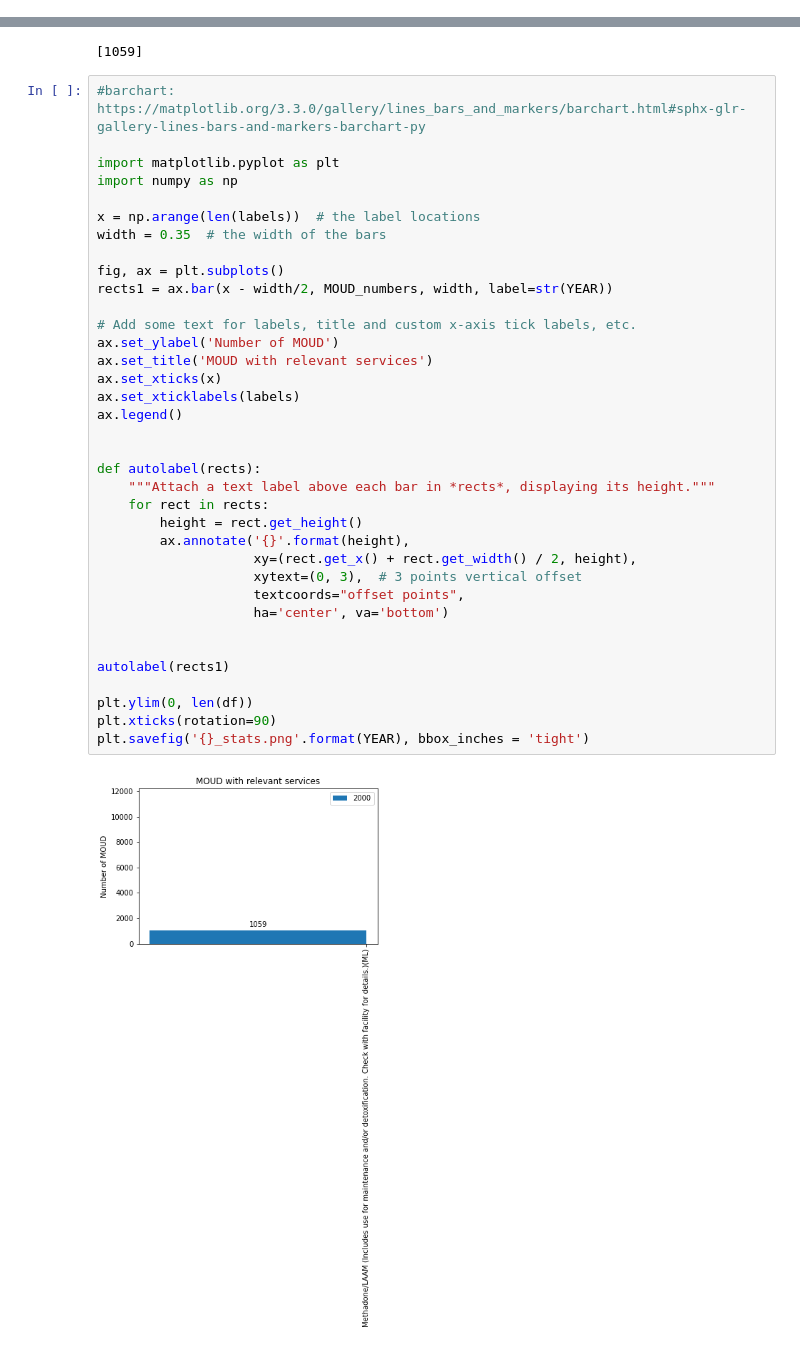
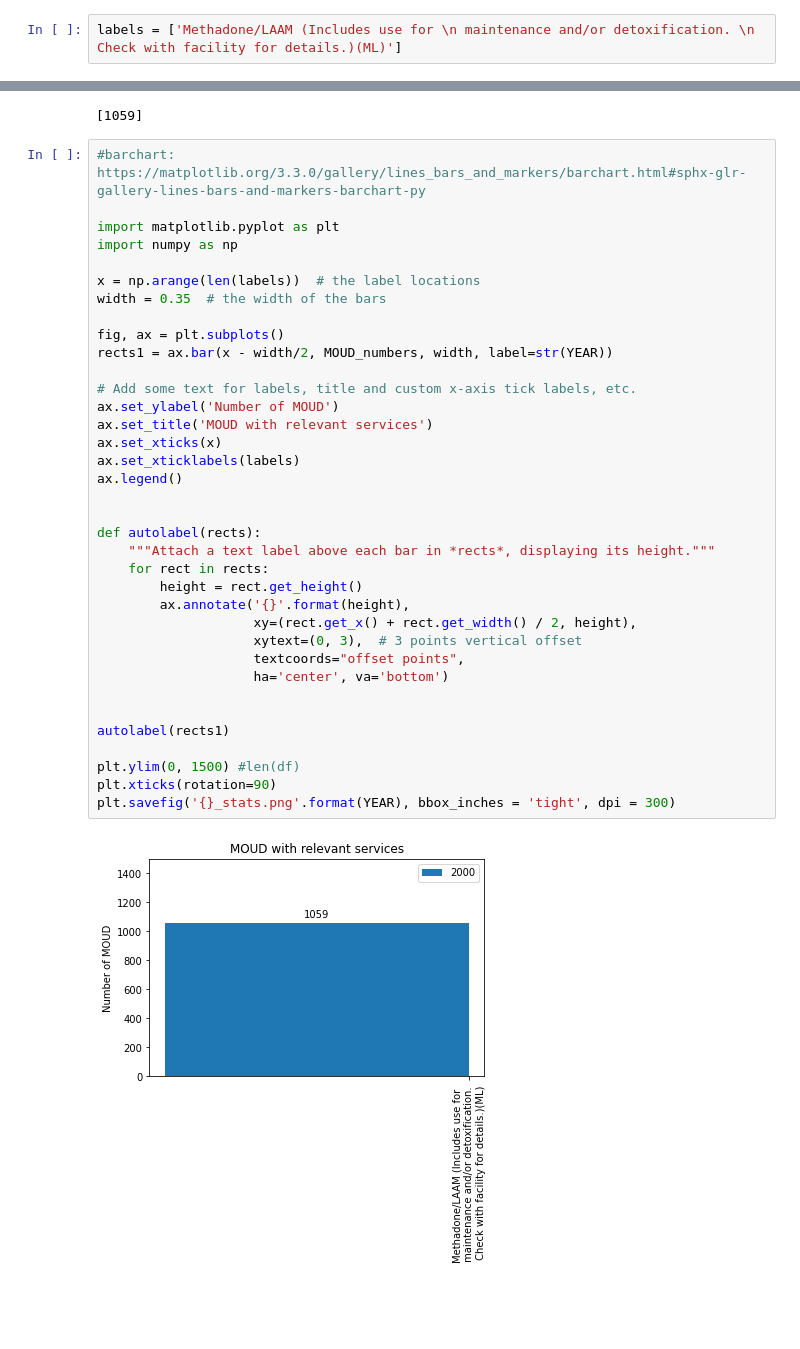
Before and after one commit to GeoDaCenter/opioid-policy-scan, a Jupyter notebook: MOUD_scraping/2000/pdf_scraper_00.ipynb, the cells around one changed output, grey strips where cells are left out. Drawn from its saved outputs; the diff is of its cells as text; blank space fills up the shorter version.

```diff
--- a/MOUD_scraping/2000/pdf_scraper_00.ipynb
+++ b/MOUD_scraping/2000/pdf_scraper_00.ipynb
@@ -1228,6 +1228,8 @@ for key in Naltrexone_keys:
 labels
 # %% [output]
 ['Methadone/LAAM (Includes use for maintenance and/or detoxification. Check with facility for details.)(ML)']
+# %%
+labels = ['Methadone/LAAM (Includes use for \n maintenance and/or detoxification. \n Check with facility for details.)(ML)']
 # %%
 MOUD_numbers
 # %% [output]
@@ -1240,33 +1242,33 @@ import numpy as np
 
 x = np.arange(len(labels))  # the label locations
 width = 0.35  # the width of the bars
 
 fig, ax = plt.subplots()
 rects1 = ax.bar(x - width/2, MOUD_numbers, width, label=str(YEAR))
 
 # Add some text for labels, title and custom x-axis tick labels, etc.
 ax.set_ylabel('Number of MOUD')
 ax.set_title('MOUD with relevant services')
 ax.set_xticks(x)
 ax.set_xticklabels(labels)
 ax.legend()
 
 
 def autolabel(rects):
     """Attach a text label above each bar in *rects*, displaying its height."""
     for rect in rects:
         height = rect.get_height()
         ax.annotate('{}'.format(height),
                     xy=(rect.get_x() + rect.get_width() / 2, height),
                     xytext=(0, 3),  # 3 points vertical offset
                     textcoords="offset points",
                     ha='center', va='bottom')
 
 
 autolabel(rects1)
 
-plt.ylim(0, len(df))
+plt.ylim(0, 1500) #len(df)
 plt.xticks(rotation=90)
-plt.savefig('{}_stats.png'.format(YEAR), bbox_inches = 'tight')
+plt.savefig('{}_stats.png'.format(YEAR), bbox_inches = 'tight', dpi = 300)
 # %% [output]
-[figure, old version]
+[figure, new version]
```
Also changed, not shown: 1 other file.
